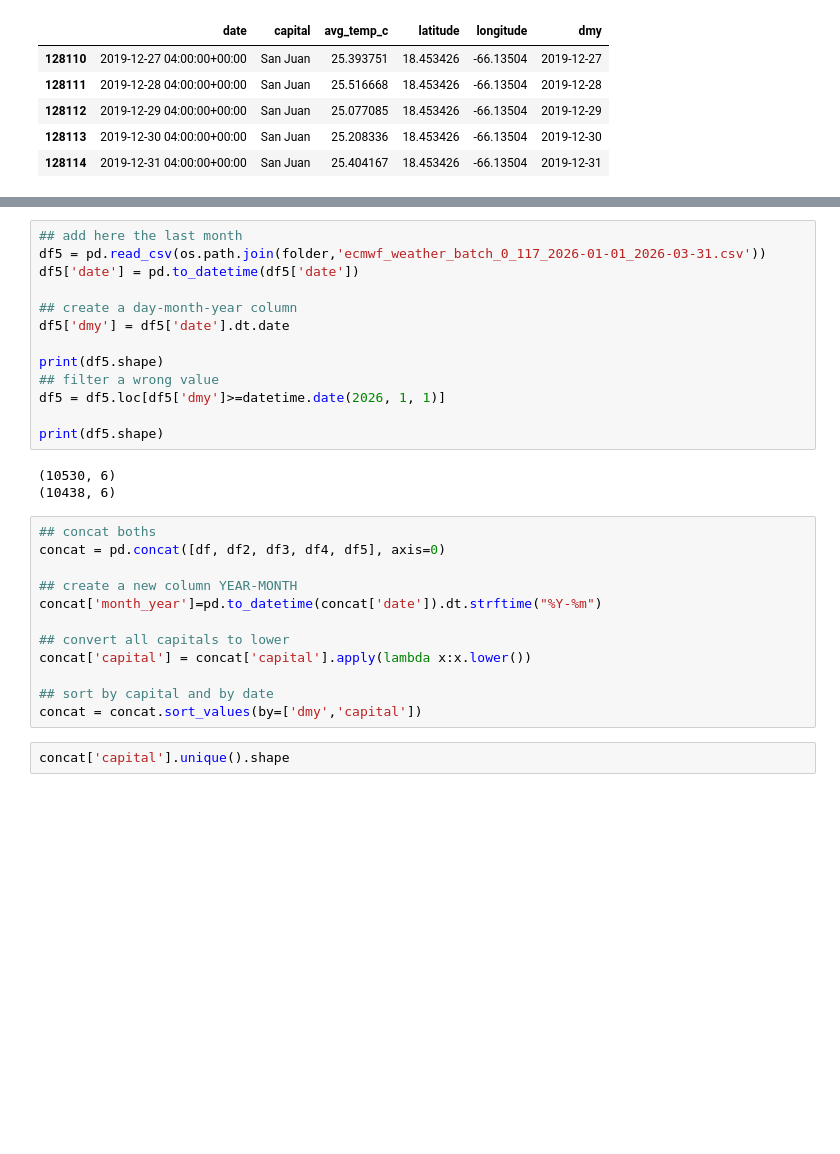
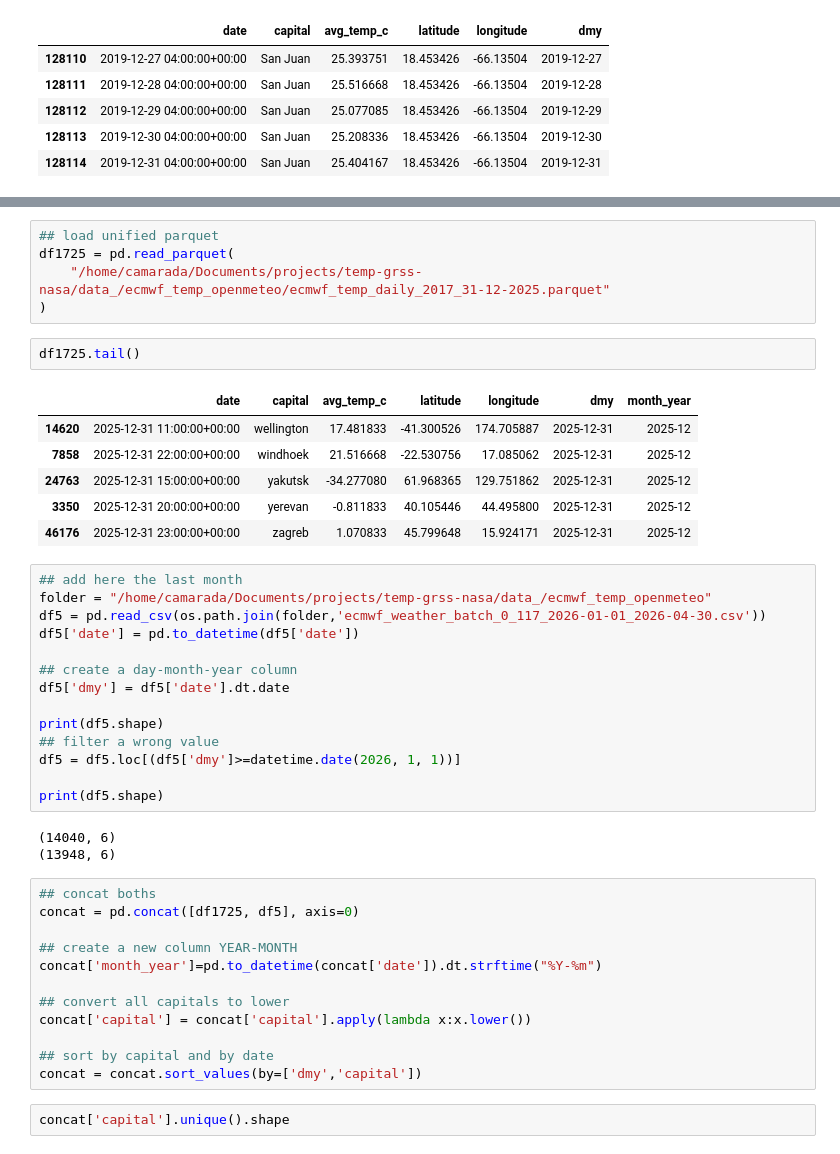
Before and after one commit to emanuel-gf/global-temp-anomaly---daily-max-nasa-esa-era5, a Jupyter notebook: openmeteo-api/join_openmeteo.ipynb, the cells around one changed output, grey strips where cells are left out. Drawn from its saved outputs; the diff is of its cells as text; blank space fills up the shorter version.

```diff
--- a/openmeteo-api/join_openmeteo.ipynb
+++ b/openmeteo-api/join_openmeteo.ipynb
@@ -117,6 +152,21 @@ df4.tail()
+# %%
+## load unified parquet
+df1725 = pd.read_parquet(
+    "/home/camarada/Documents/projects/temp-grss-nasa/data_/ecmwf_temp_openmeteo/ecmwf_temp_daily_2017_31-12-2025.parquet"
+)
+# %%
+df1725.tail()
+# %% [output]
+|  | date | capital | avg_temp_c | latitude | longitude | dmy | month_year |
+| 14620 | 2025-12-31 11:00:00+00:00 | wellington | 17.481833 | -41.300526 | 174.705887 | 2025-12-31 | 2025-12 |
+| 7858 | 2025-12-31 22:00:00+00:00 | windhoek | 21.516668 | -22.530756 | 17.085062 | 2025-12-31 | 2025-12 |
+| 24763 | 2025-12-31 15:00:00+00:00 | yakutsk | -34.277080 | 61.968365 | 129.751862 | 2025-12-31 | 2025-12 |
+| 3350 | 2025-12-31 20:00:00+00:00 | yerevan | -0.811833 | 40.105446 | 44.495800 | 2025-12-31 | 2025-12 |
+| 46176 | 2025-12-31 23:00:00+00:00 | zagreb | 1.070833 | 45.799648 | 15.924171 | 2025-12-31 | 2025-12 |
 # %%
 ## add here the last month
-df5 = pd.read_csv(os.path.join(folder,'ecmwf_weather_batch_0_117_2026-01-01_2026-03-31.csv'))
+folder = "/home/camarada/Documents/projects/temp-grss-nasa/data_/ecmwf_temp_openmeteo"
+df5 = pd.read_csv(os.path.join(folder,'ecmwf_weather_batch_0_117_2026-01-01_2026-04-30.csv'))
 df5['date'] = pd.to_datetime(df5['date'])
 
 ## create a day-month-year column
@@ -124,15 +174,15 @@ df5['dmy'] = df5['date'].dt.date
 
 print(df5.shape)
 ## filter a wrong value
-df5 = df5.loc[df5['dmy']>=datetime.date(2026, 1, 1)]
+df5 = df5.loc[(df5['dmy']>=datetime.date(2026, 1, 1))]
 
 print(df5.shape)
 # %% [output]
-(10530, 6)
-(10438, 6)
+(14040, 6)
+(13948, 6)
 # %%
 ## concat boths
-concat = pd.concat([df, df2, df3, df4, df5], axis=0)
+concat = pd.concat([df1725, df5], axis=0)
 
 ## create a new column YEAR-MONTH
 concat['month_year']=pd.to_datetime(concat['date']).dt.strftime("%Y-%m")
```
Also changed, not shown: parts of 19 cells of this notebook, 5 other files.
